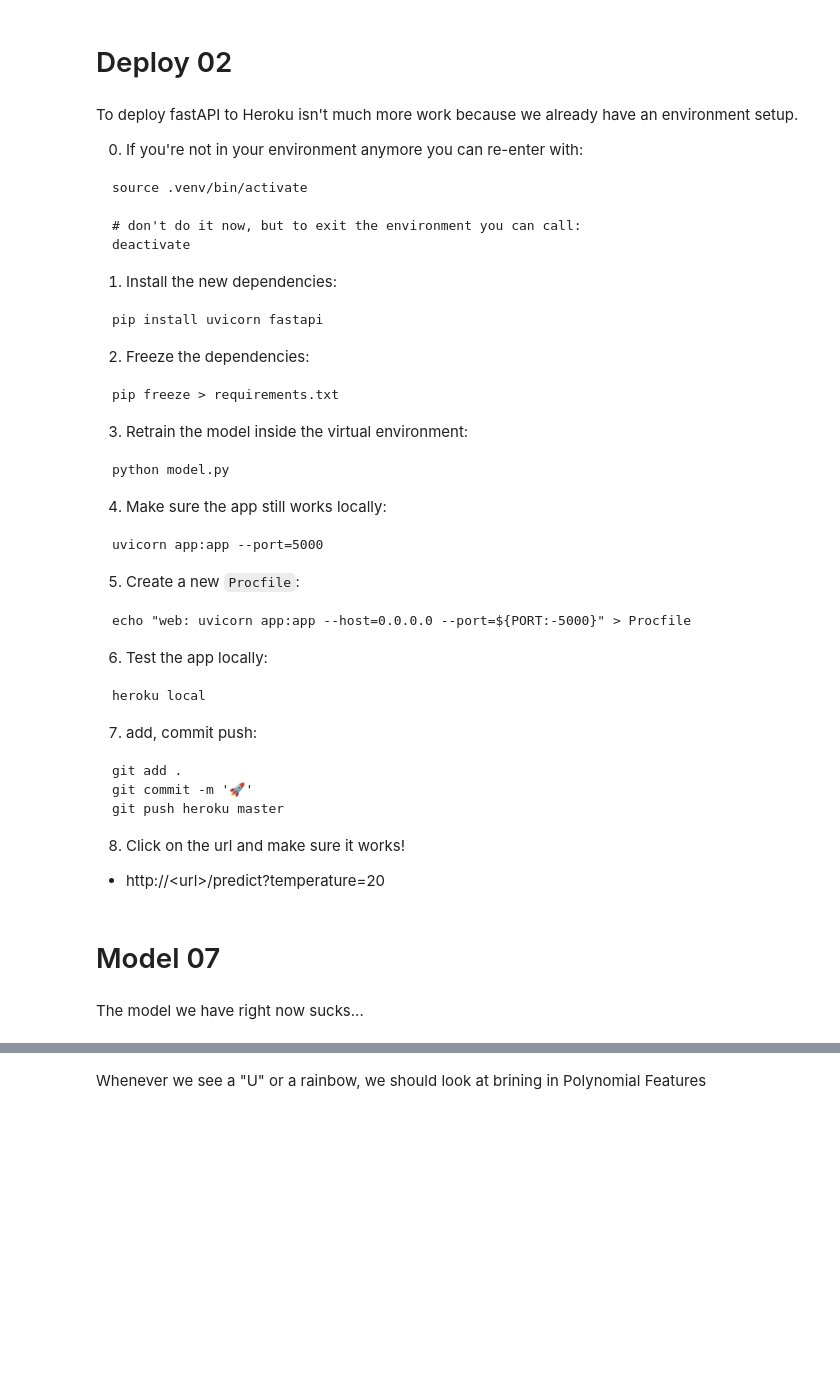
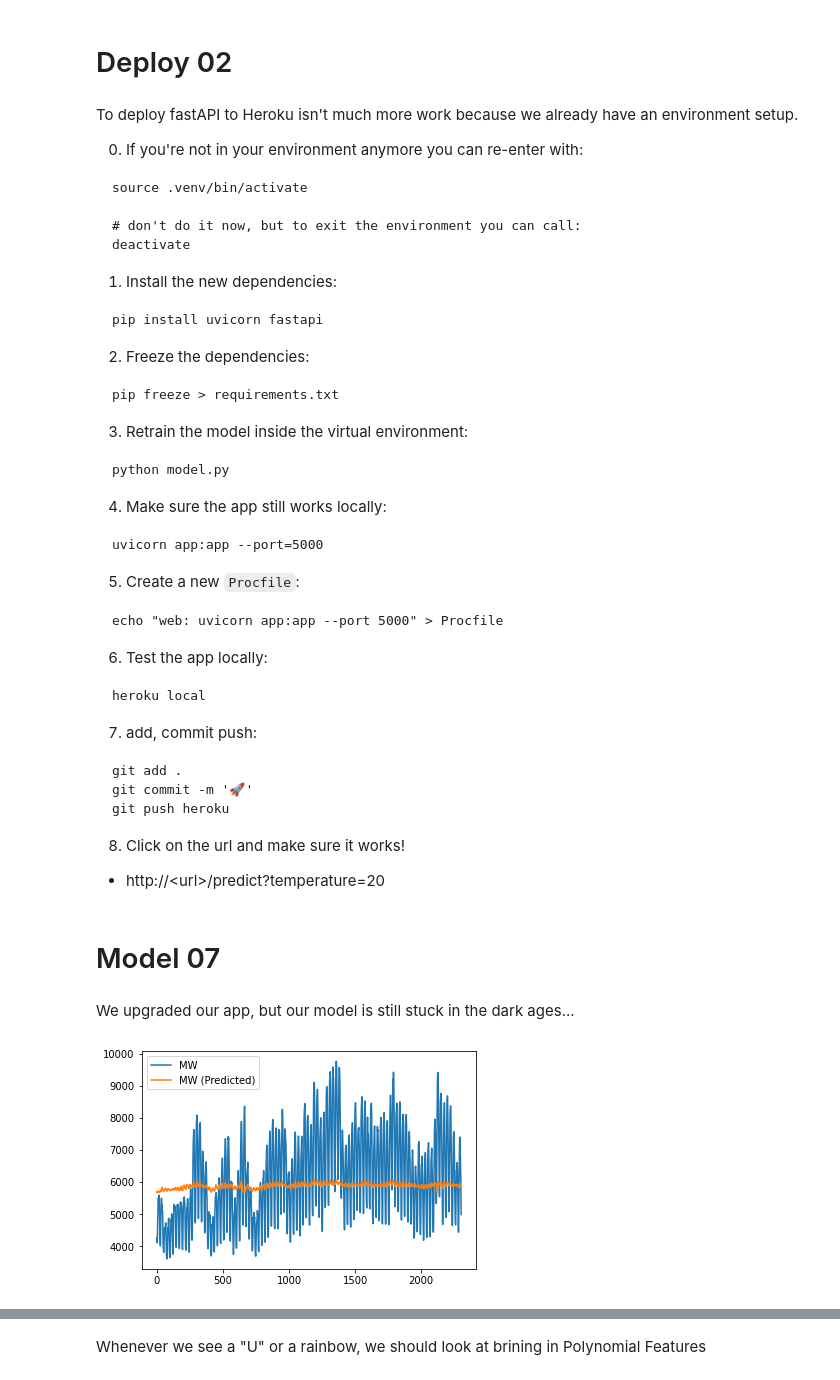
Before and after one commit to maxhumber/CDML, a Jupyter notebook: step_by_step.ipynb, the cells around one changed output, grey strips where cells are left out. Drawn from its saved outputs; the diff is of its cells as text; code cells hidden in the pictures; blank space fills up the shorter version.

````diff
--- a/step_by_step.ipynb
+++ b/step_by_step.ipynb
@@ -691,7 +691,7 @@ uvicorn app:app --port=5000
 5. Create a new `Procfile`:
 
 ```
-echo "web: uvicorn app:app --host=0.0.0.0 --port=${PORT:-5000}" > Procfile
+echo "web: uvicorn app:app --port 5000" > Procfile
 ```
 
 6. Test the app locally:
@@ -705,7 +705,7 @@ heroku local
 ```
 git add .
 git commit -m '🚀'
-git push heroku master
+git push heroku
 ```
 
 8. Click on the url and make sure it works!
@@ -713,10 +713,13 @@ git push heroku master
 - http://\<url\>/predict?temperature=20
 # %% [markdown]
 # Model 07
-# %% [markdown]
-The model we have right now sucks...
+# %% [markdown]
+We upgraded our app, but our model is still stuck in the dark ages...
 # %%
 from matplotlib import pyplot as plt
 
-plt.plot(range(len(y_test)), y_test)
-plt.plot(range(len(y_test)), model.predict(Z_test));
+plt.plot(range(len(y_test)), y_test, label='MW')
+plt.plot(range(len(y_test)), model.predict(Z_test), label='MW (Predicted)')
+plt.legend();
+# %% [output]
+[figure, added]
````
Also changed, not shown: parts of 3 cells of this notebook, 1 other file.
